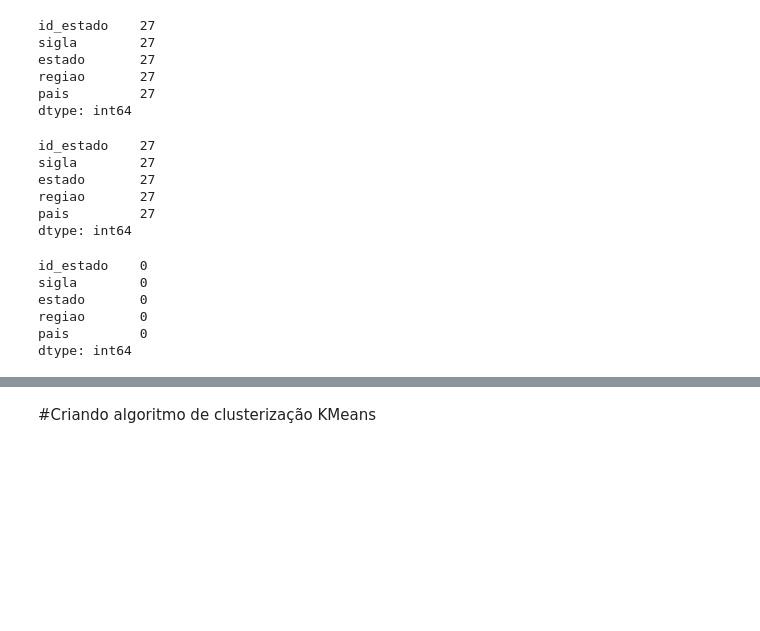
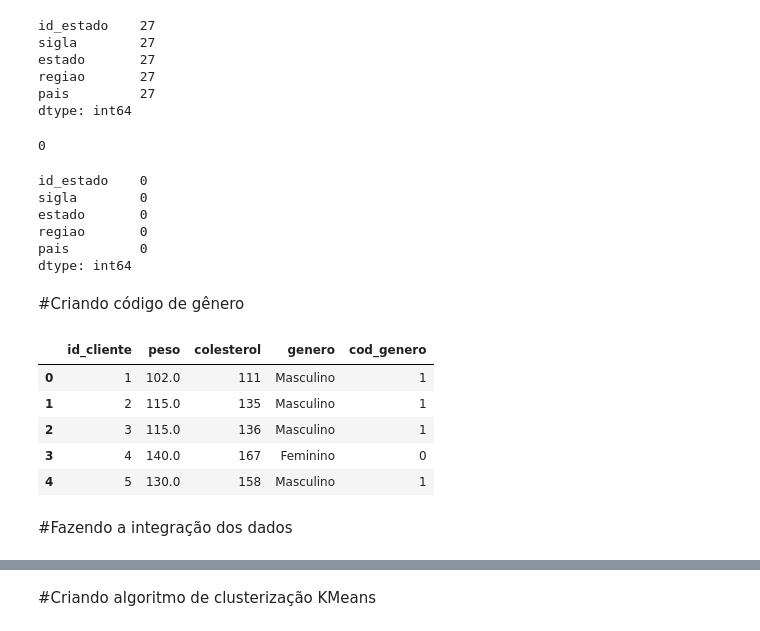
Before and after one commit to pzoliveira/IGTI_DESM1, a Jupyter notebook: IGTI_DESM1.ipynb, the cells around one changed output, grey strips where cells are left out. Saved outputs shown, nothing was run; the diff lists cells and outputs as text; code cells hidden in the pictures; blank space fills up the shorter version.

```diff
--- a/IGTI_DESM1.ipynb
+++ b/IGTI_DESM1.ipynb
@@ -101,3 +104,3 @@ round(media, 2)
-# %%
-dados_clinicos.peso.fillna(round(media,2), inplace=True)
+# %%
+dados_clinicos = dados_clinicos.dropna()
 # %%
@@ -231,12 +218,7 @@ estado_regiao = estado_regiao.drop_duplicates()
-# %%
-estado_regiao.count()
-# %% [output]
-id_estado    27
-sigla        27
-estado       27
-regiao       27
-pais         27
-dtype: int64
+# %%
+estado_regiao.duplicated().sum()
+# %% [output]
+0
 # %%
 estado_regiao.isna().sum()
 # %% [output]
@@ -246,3 +228,21 @@ estado       0
 regiao       0
 pais         0
 dtype: int64
+# %% [markdown]
+#Criando código de gênero
+# %%
+from sklearn.preprocessing import LabelEncoder
+
+LE = LabelEncoder()
+dados_clinicos['cod_genero'] = LE.fit_transform(dados_clinicos['genero'])
+
+dados_clinicos.head(5)
+# %% [output]
+|  | id_cliente | peso | colesterol | genero | cod_genero |
+| 0 | 1 | 102.0 | 111 | Masculino | 1 |
+| 1 | 2 | 115.0 | 135 | Masculino | 1 |
+| 2 | 3 | 115.0 | 136 | Masculino | 1 |
+| 3 | 4 | 140.0 | 167 | Feminino | 0 |
+| 4 | 5 | 130.0 | 158 | Masculino | 1 |
+# %% [markdown]
+#Fazendo a integração dos dados
```
Also changed, not shown: parts of 26 cells of this notebook.
